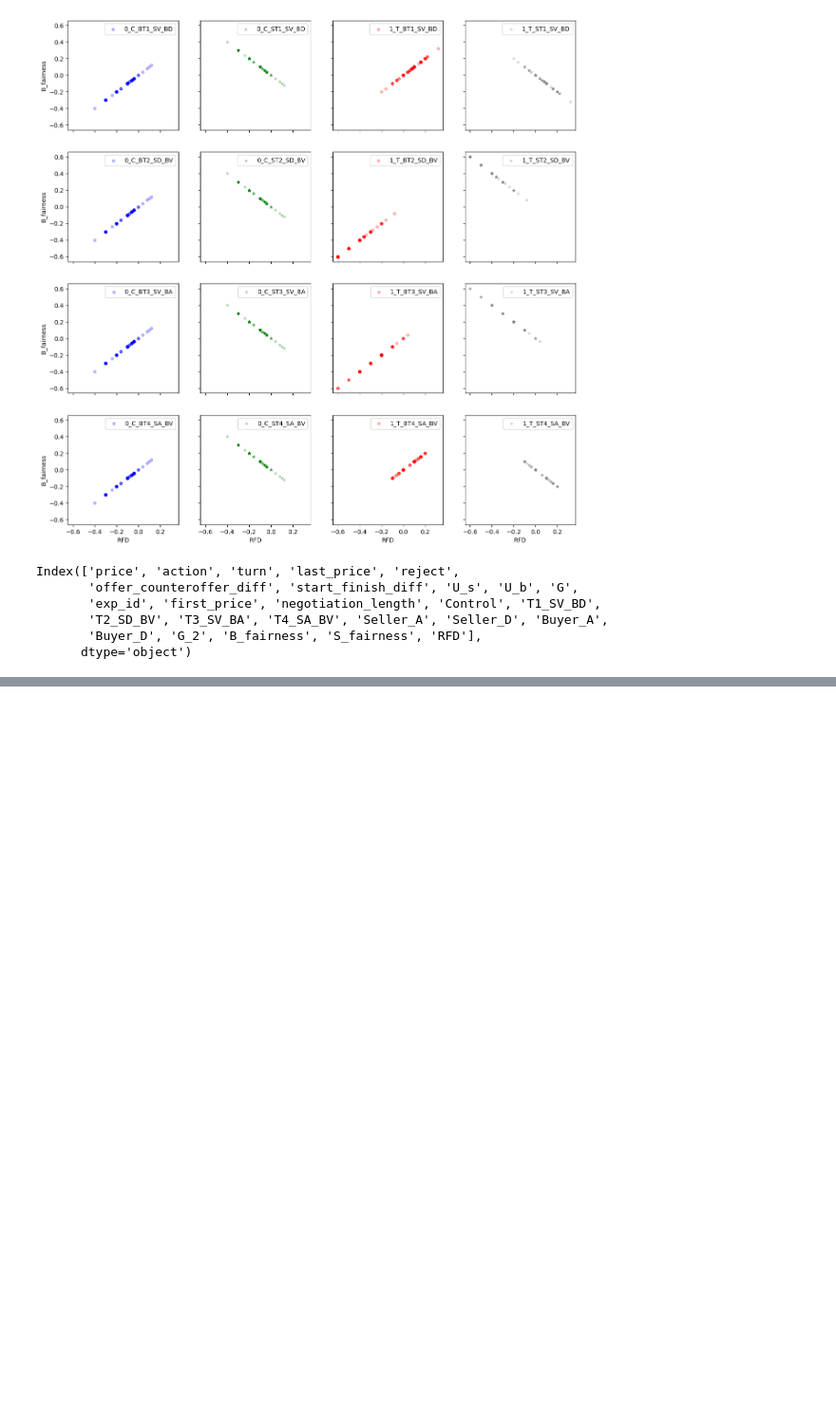
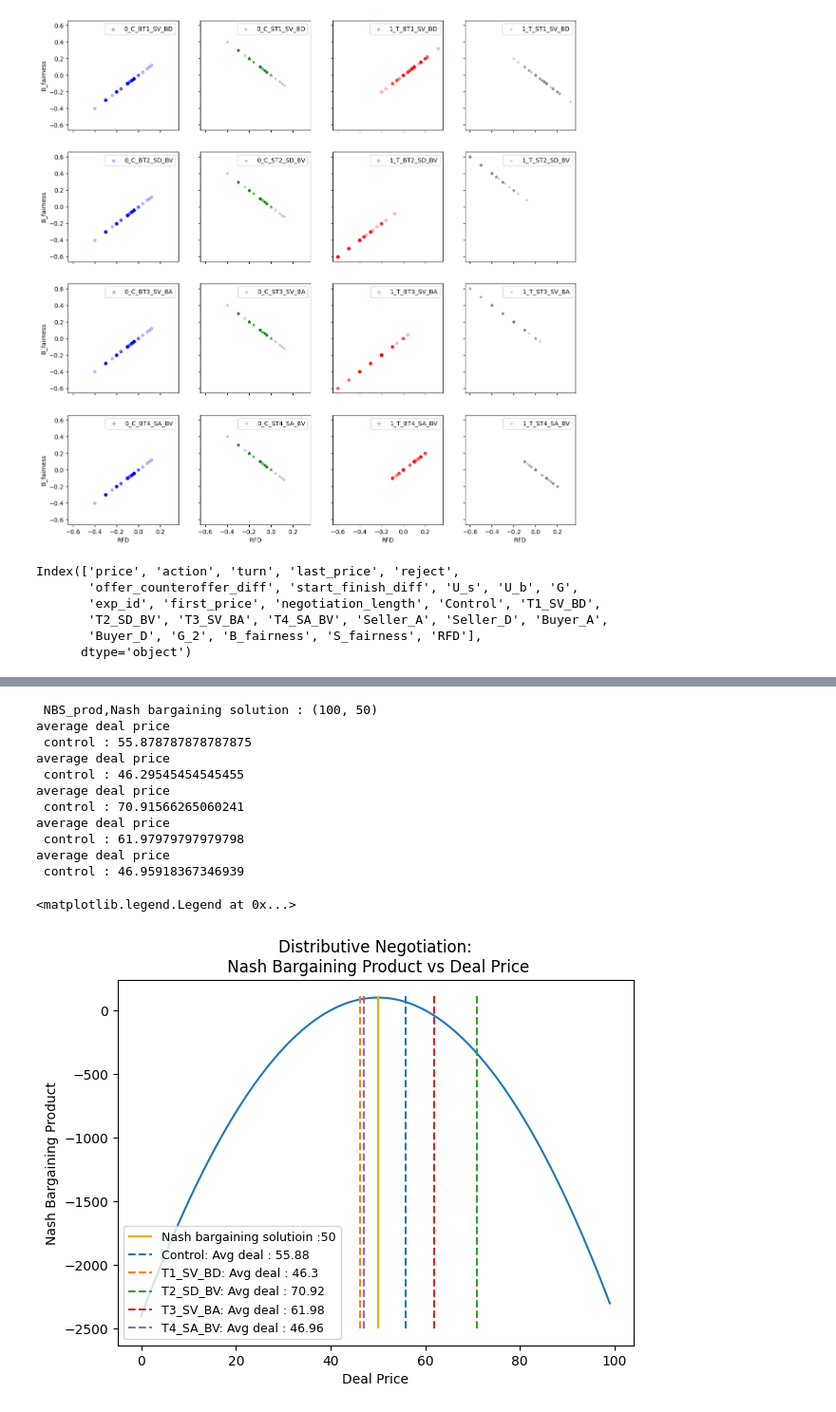
Before and after one commit to ashishpanchal33/NegotiationArena_personality_exp, a Jupyter notebook: Regression_analysis.ipynb, the cells around one changed output, grey strips where cells are left out. Shown: that part at 95% size. Drawn from its saved outputs; the diff is of its cells as text; code cells hidden in the pictures; blank space fills up the shorter version.

```diff
--- a/Regression_analysis.ipynb
+++ b/Regression_analysis.ipynb
@@ -539 +585,55 @@ plt.show()
+# %%
+#plotting and calculating NBS : Nash bargaining solution
+
+
+
+
+final_db_distributive_nego_accept
+
+fig,ax = plt.subplots(1,figsize= [7,5])
+
+
+
+ax.plot([sellers_value(i,cost_of_production)*buyers_value(i,willingness_to_pay)   for i in range(0,100)])
+#NBS_t = max([(sellers_value(i,cost_of_production)*buyers_value(i,willingness_to_pay),i)   for i in range(0,100)])
+print( f" NBS_prod,Nash bargaining solution : {NBS_t}")
+ax.vlines(optimal_i_scipy,ymin=-2500,ymax = 110,color = 'orange',linestyle='-', label = f'Nash bargaining solutioin :{NBS_t[1]}')
+
+
+cmap_ = plt.rcParams['axes.prop_cycle'].by_key()['color']
+
+
+for i,j in enumerate(['Control','T1_SV_BD', 'T2_SD_BV', 'T3_SV_BA', 'T4_SA_BV']):
+    #fig,ax = plt.subplots(1)
+    temp_filter_df = final_db_distributive_nego_accept[ (final_db_distributive_nego_accept[j]==1)]
+
+    ax.vlines(temp_filter_df.last_price.mean(),ymin=-2500,ymax = 110,color = cmap_[i],linestyle='--', label = f'{j}: Avg deal : {np.around(temp_filter_df.last_price.mean(),2)}')
+    #plt.vlines(results_db_disa_seller.last_price.mean(),ymin=-2500,ymax = 110,color = 'blue',linestyle='--', label = f'Treatment Avg deal :{results_db_disa_seller.last_price.mean()}')
+
+    print(f"average deal price \n control : {temp_filter_df.last_price.mean()}")
+plt.legend(loc='upper left',fontsize = 9)
+
+
+
+plt.ylabel('Nash Bargaining Product')
+
+plt.xlabel('Deal Price')
+
+plt.title('Distributive Negotiation:\n Nash Bargaining Product vs Deal Price')
+
+plt.legend(loc='lower left',fontsize = 9)
+# %% [output]
+ NBS_prod,Nash bargaining solution : (100, 50)
+average deal price
+ control : 55.878787878787875
+average deal price
+ control : 46.29545454545455
+average deal price
+ control : 70.91566265060241
+average deal price
+ control : 61.97979797979798
+average deal price
+ control : 46.95918367346939
+<matplotlib.legend.Legend at 0x...>
+[figure, added]
 # %%
```
Also changed, not shown: parts of 4 cells of this notebook, 1 other file.
